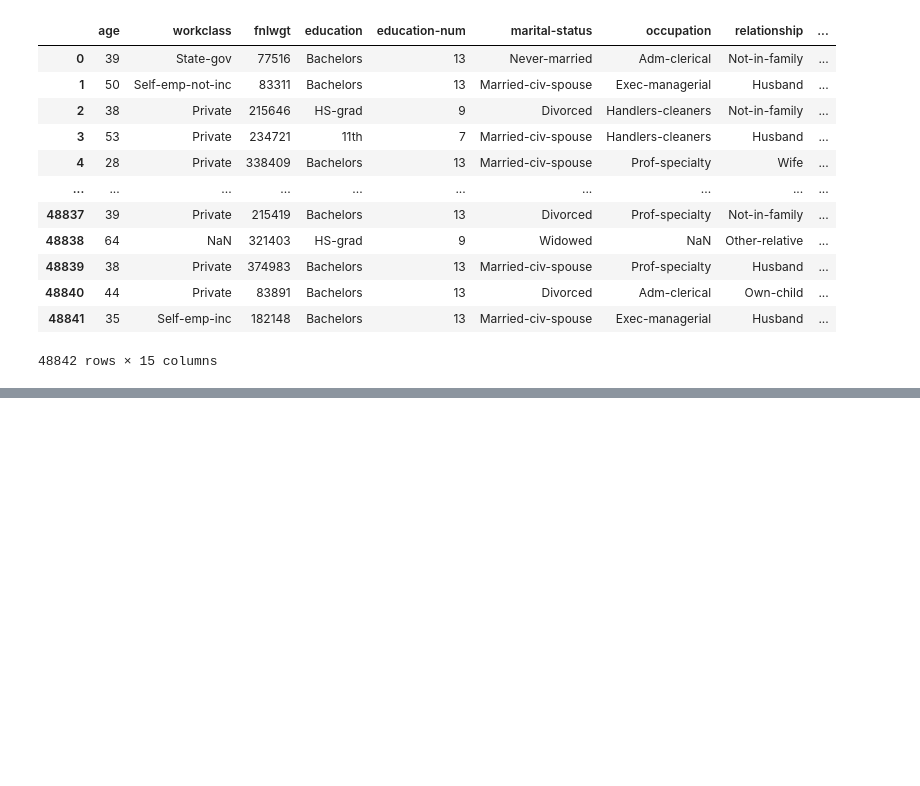
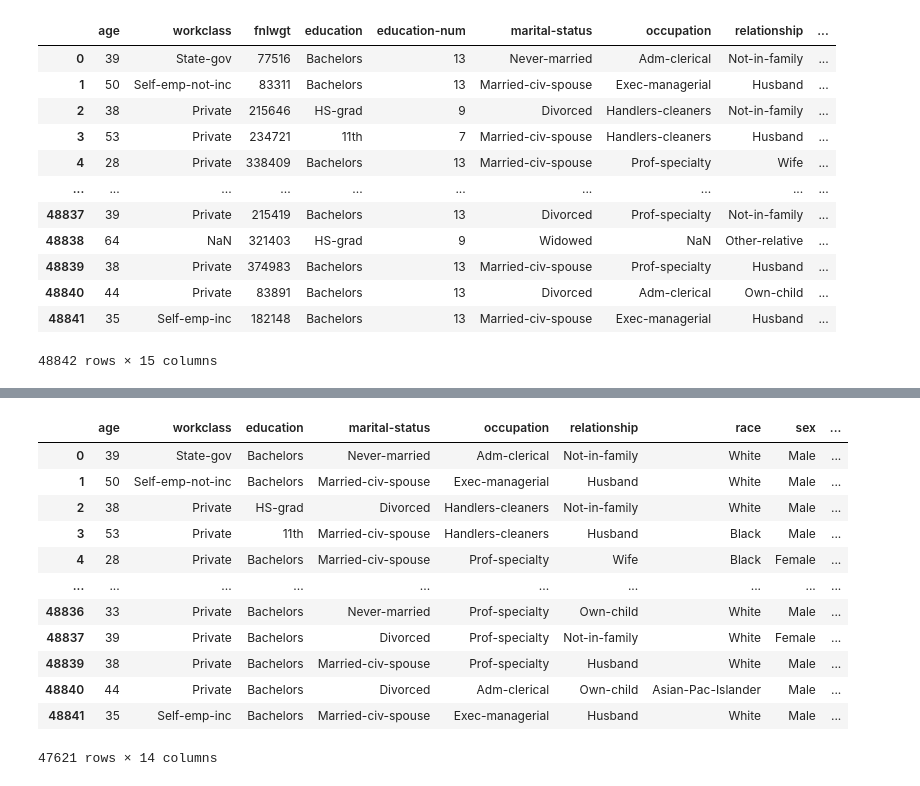
Before and after one commit to Radhika-8102/ML-Project-Team7-, a Jupyter notebook: Subha_censusdata.ipynb, the cells around one changed output, grey strips where cells are left out. Drawn from its saved outputs; the diff is of its cells as text; code cells hidden in the pictures; blank space fills up the shorter version.

```diff
--- a/Subha_censusdata.ipynb
+++ b/Subha_censusdata.ipynb
@@ -92,3 +90,6 @@ df = df.drop(columns=['fnlwgt']) # final wt column is not required here as we as
+# %%
+# trim leading & trailing white spaces
+df = df.apply(lambda x: x.str.strip() if x.dtype == "object" else x)
 # %%
 df.info() # list the column and & data types
 # %% [output]
@@ -112,3 +113,5 @@ memory usage: 5.2+ MB
+# %%
+df.drop(columns=["fnlwgt","education-num"], inplace=True) # final wt columns is not required here as we assume each row as an individual data point.
 # %%
 df.isnull().sum() # check for sum null values in each column
 # %% [output]
@@ -141,0 +151,2 @@ df.describe() # descriptive statistics
+# %%
+df = df.dropna()
@@ -157 +205,8 @@ age
 Name: count, Length: 74, dtype: int64
+# %%
+# binning of age groups
+
+bins = [17, 25, 35, 45, 55, 65, 100]
+labels = ["18-25", "26-35", "36-45", "46-55", "56-65", "65+"]
+
+df["age-group"] = pd.cut(df["age"], bins=bins, labels=labels)
@@ -158,3 +224,19 @@ Name: count, Length: 74, dtype: int64
+# %%
+df
+# %% [output]
+|  | age | workclass | education | marital-status | occupation | relationship | race | sex | ... |
+| 0 | 39 | State-gov | Bachelors | Never-married | Adm-clerical | Not-in-family | White | Male | ... |
+| 1 | 50 | Self-emp-not-inc | Bachelors | Married-civ-spouse | Exec-managerial | Husband | White | Male | ... |
+| 2 | 38 | Private | HS-grad | Divorced | Handlers-cleaners | Not-in-family | White | Male | ... |
+| 3 | 53 | Private | 11th | Married-civ-spouse | Handlers-cleaners | Husband | Black | Male | ... |
+| 4 | 28 | Private | Bachelors | Married-civ-spouse | Prof-specialty | Wife | Black | Female | ... |
+| ... | ... | ... | ... | ... | ... | ... | ... | ... | ... |
+| 48836 | 33 | Private | Bachelors | Never-married | Prof-specialty | Own-child | White | Male | ... |
+| 48837 | 39 | Private | Bachelors | Divorced | Prof-specialty | Not-in-family | White | Female | ... |
+| 48839 | 38 | Private | Bachelors | Married-civ-spouse | Prof-specialty | Husband | White | Male | ... |
+| 48840 | 44 | Private | Bachelors | Divorced | Adm-clerical | Own-child | Asian-Pac-Islander | Male | ... |
+| 48841 | 35 | Self-emp-inc | Bachelors | Married-civ-spouse | Exec-managerial | Husband | White | Male | ... |
+47621 rows × 14 columns
 # %%
 df['workclass'].value_counts()
 # %% [output]
```
Also changed, not shown: parts of 46 cells of this notebook.
